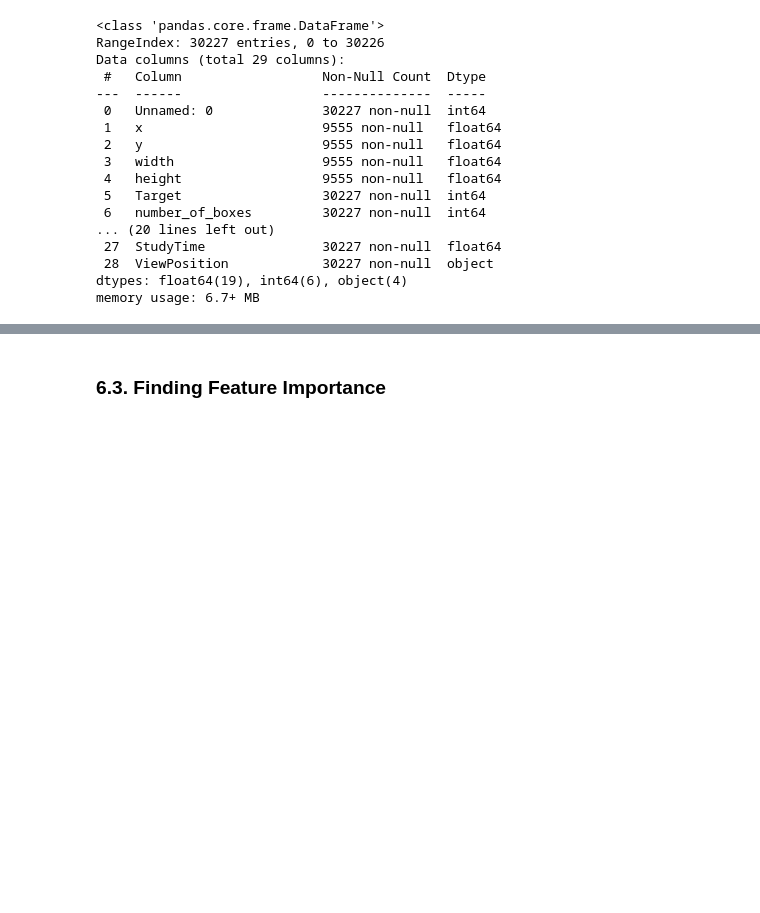
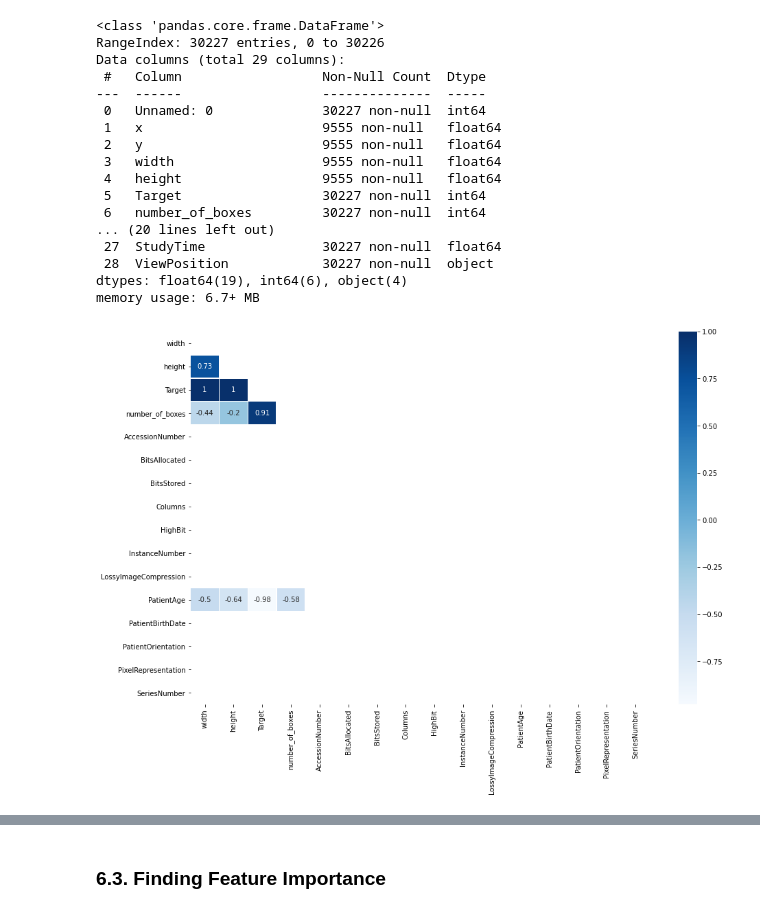
Before and after one commit to karthiksankarangit/capstone_project, a Jupyter notebook: Capstone_Project_v1_0_4_EDA.ipynb, the cells around one changed output, grey strips where cells are left out. Saved outputs shown, nothing was run; the diff lists cells and outputs as text; code cells hidden in the pictures; blank space fills up the shorter version.

```diff
--- a/Capstone_Project_v1_0_4_EDA.ipynb
+++ b/Capstone_Project_v1_0_4_EDA.ipynb
@@ -665,0 +668,10 @@ df_meta_preProcess = df_meta_preProcess.drop(['StudyTime','StudyID','StudyDate',
+# %%
+#Plotting Heat Map
+plt.figure(figsize=(15, 10))
+# Generate a mask for the upper triangle
+corr_df = df_meta_preProcess.corr()
+upper_mask = np.triu(np.ones_like(corr_df, dtype=np.bool))
+sns.heatmap(corr_df.corr(),annot=True, linewidths=.5,center=0,cmap="Blues",mask=upper_mask)
+plt.show()
+# %% [output]
+[figure, added]
```
Also changed, not shown: parts of 16 cells of this notebook.
